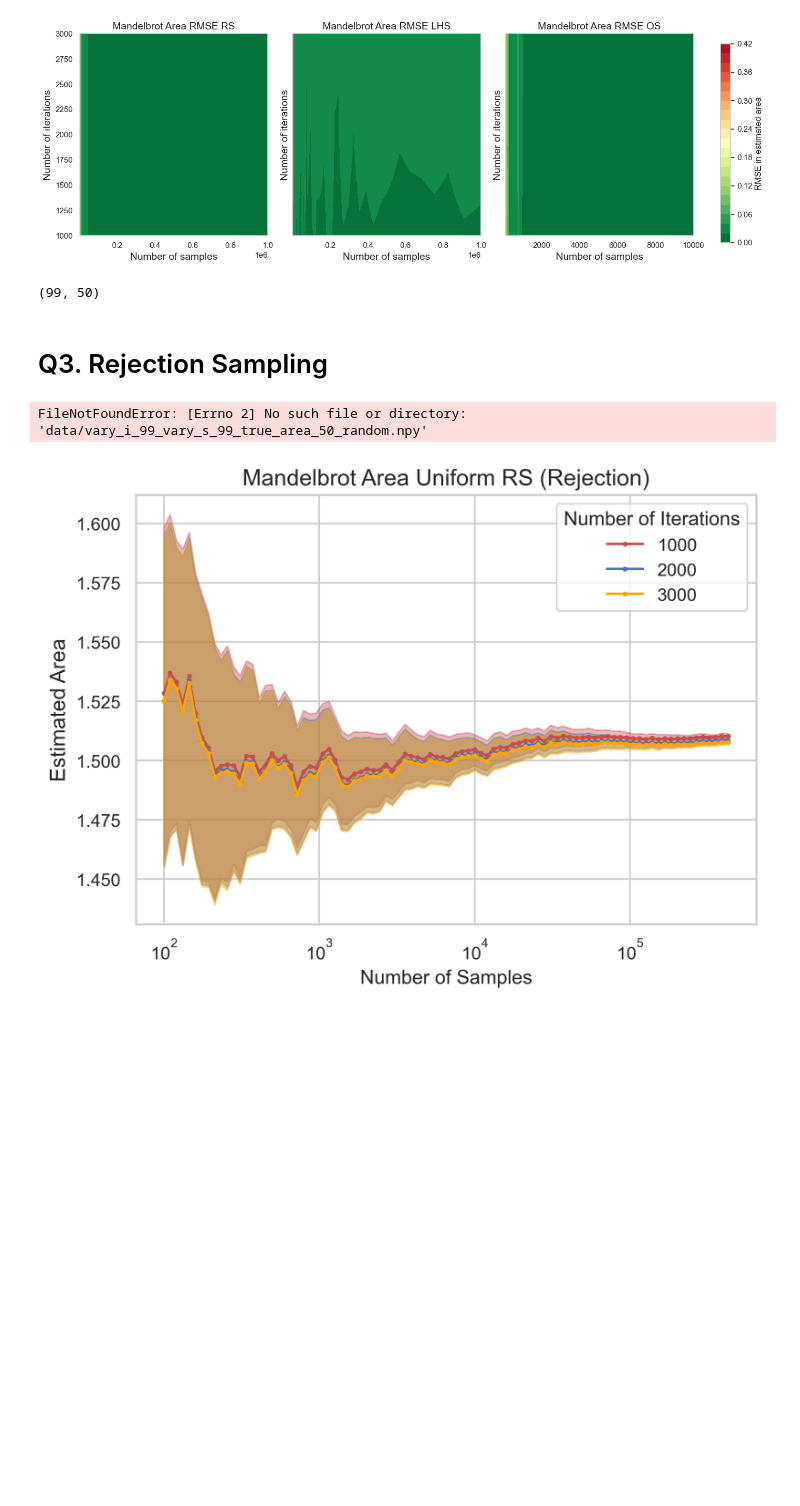
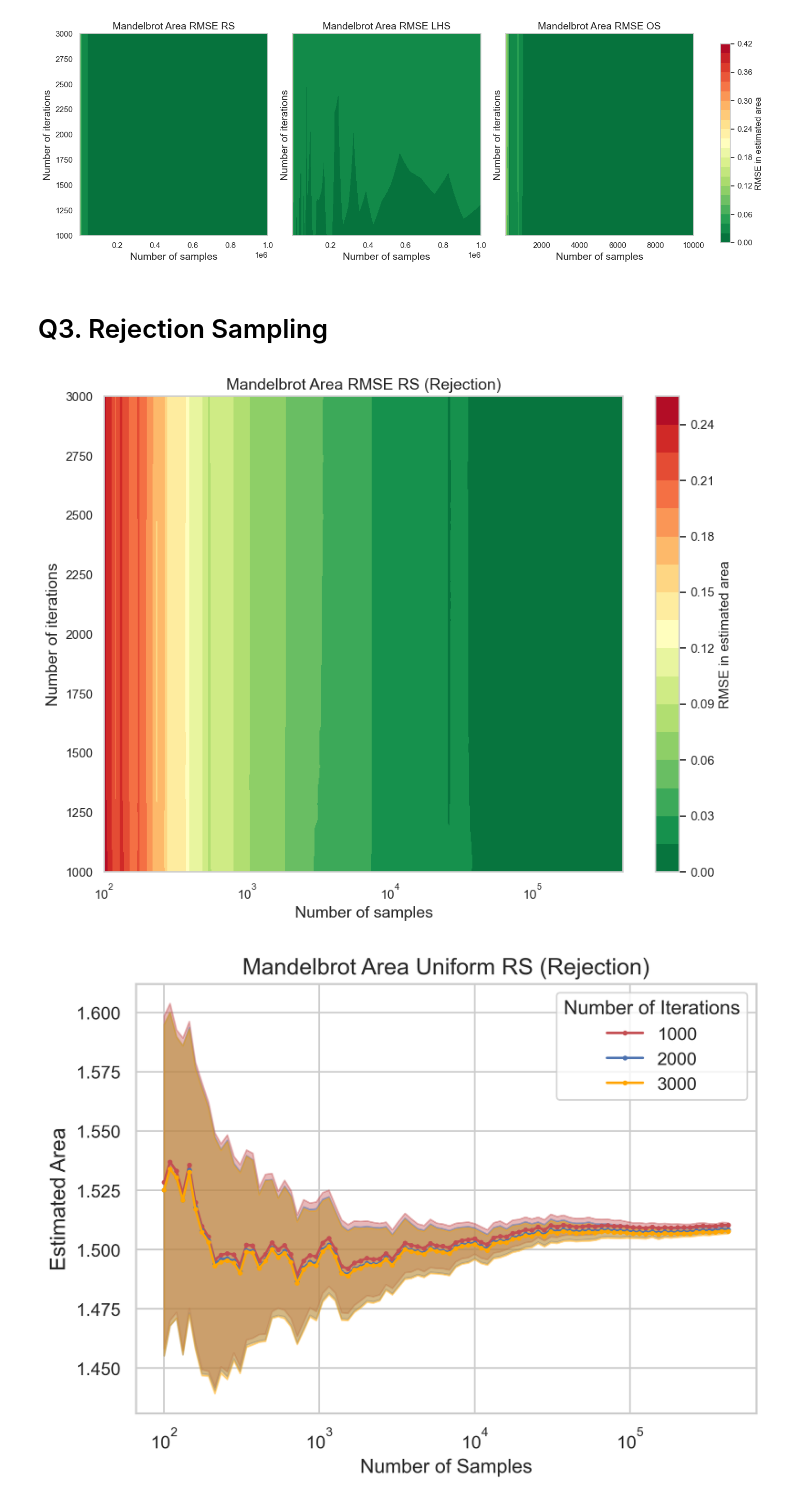
Before and after one commit to Axegky/Stochastic-Simulation, a Jupyter notebook: Mandelbrot_random.ipynb, the cells around one changed output. Cells and saved outputs as stored; diff of their text form; code cells hidden in the pictures; blank space fills up the shorter version.

Commit message:
add rmse_rejection

```diff
--- a/Mandelbrot_random.ipynb
+++ b/Mandelbrot_random.ipynb
@@ -630,10 +630,6 @@ plt.subplots_adjust(right=0.85)
 plt.show()  # Show the final figure with all subplots
 # %% [output]
 [figure]
-# %%
-rmse_os.shape
-# %% [output]
-(99, 50)
 # %% [markdown]
 # Q3. Rejection Sampling
 # %%
@@ -681,7 +677,7 @@ def get_data_rejection_sampling_random(grid, true_area, converges_i_list, s_list
     upper_ci = np.zeros((num_i, max_s_idx))
     lower_ci = np.zeros((num_i, max_s_idx))
     mc_data = None
-    rmse = np.zeros((num_i, num_s))
+    rmse = np.zeros((num_i, max_s_idx))
 
     if save_file:
         with open(f'data/vary_i_{num_i}_vary_s_{num_s}_converges_{num_mc}_random_rejection.npy', 'wb') as f:
@@ -716,12 +712,15 @@ def get_data_rejection_sampling_random(grid, true_area, converges_i_list, s_list
         with open(f'data/vary_i_{num_i}_vary_s_{num_s}_rmse_{true_area}_{num_mc}_random_rejection.npy', 'wb') as f:
             np.save(f, rmse)
 
-    return areas, sd, upper_ci, lower_ci, converges_i_list_acc, grid_acc, max_s_idx
+    return areas, sd, upper_ci, lower_ci, converges_i_list_acc, grid_acc, max_s_idx, rmse
 # %%
-areas_rs, sd_rs, upper_rs, lower_rs, conv_i_list_rs, grid_rs = get_data_rs(num_mc, i_list, s_list_rs, load_file=True)
-areas_acc, sd_acc, upper_ci_acc, lower_ci_acc, converges_acc, grid_acc, max_s_idx_acc = get_data_rejection_sampling_random(grid_rs, true_area_rs, conv_i_list_rs, s_list_rs, i_list, save_file=True)
+areas_rs, sd_rs, upper_rs, lower_rs, conv_i_list_rs, grid_rs, true_area_rs, rmse_rs = get_data_rs(num_mc, i_list, s_list_rs, load_file=True, get_converges_grid=True)
+areas_acc, sd_acc, upper_ci_acc, lower_ci_acc, converges_acc, grid_acc, max_s_idx_acc, rmse_acc = get_data_rejection_sampling_random(grid_rs, true_area_rs, conv_i_list_rs, s_list_rs, i_list, save_file=True)
-# %% [output]
-FileNotFoundError: [Errno 2] No such file or directory: 'data/vary_i_99_vary_s_99_true_area_50_random.npy'
+# %%
+X,Y = np.meshgrid(s_list_rs[:max_s_idx_acc], i_list)
+plot_rmse_heatmap(X, Y, rmse_acc, 'RS (Rejection)')
+# %% [output]
+[figure, added]
 # %%
 # areas_rej, sd_rej, upper_rej, lower_rej, conv_i_list_rej, grid_rej = get_data_rejection_sampling_random(num_mc, i_list, s_list_rs, load_file=True)
 i_2000_idx = np.where(i_list == 2000)[0][0]
```
Also changed, not shown: parts of 2 cells of this notebook, 7 other files.
